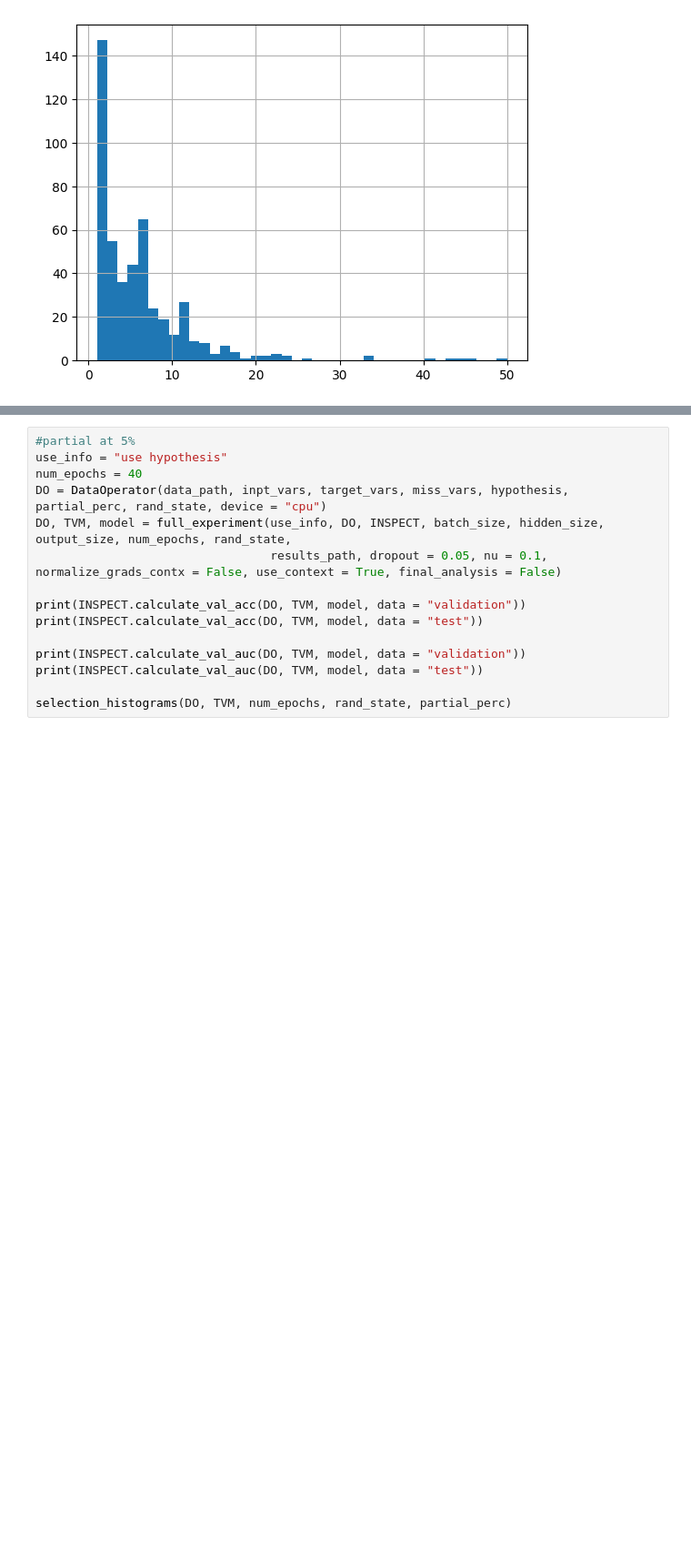
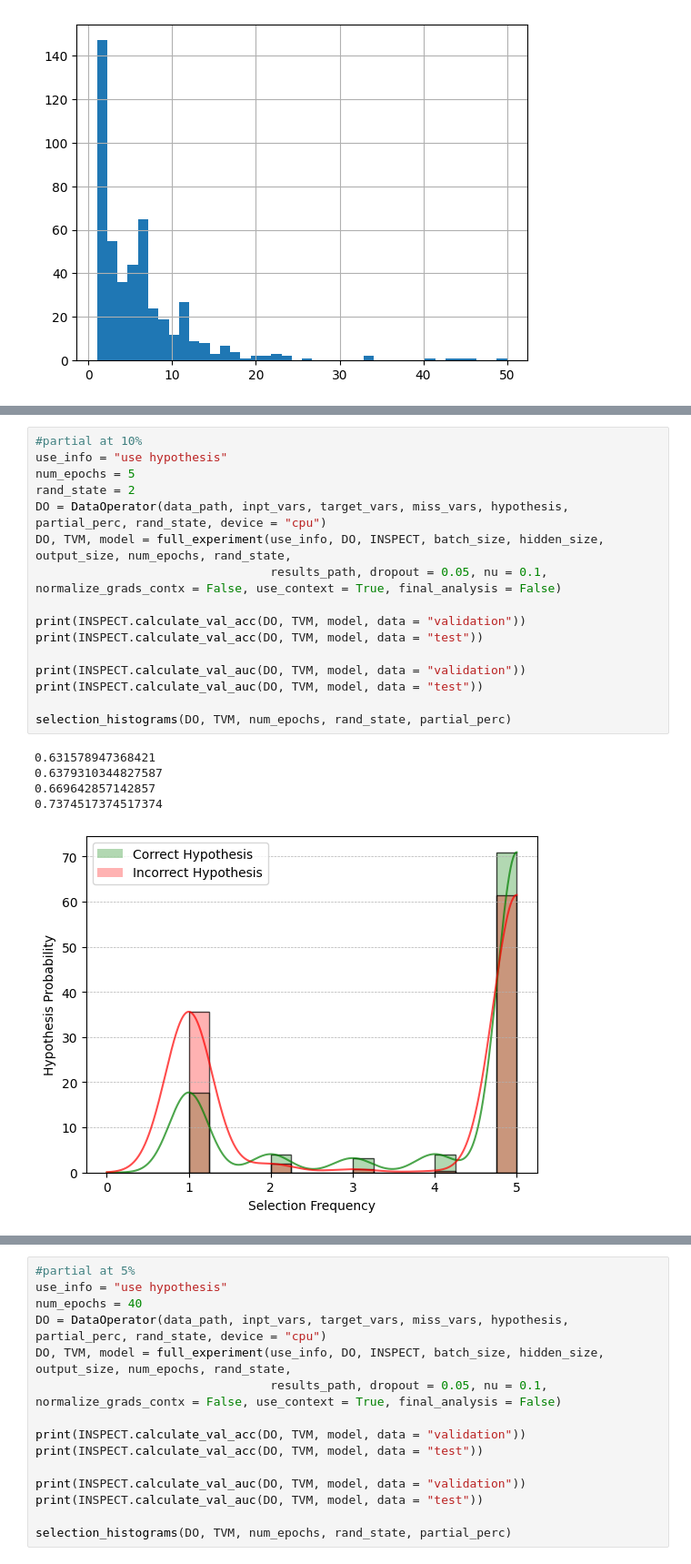
Before and after one commit to PauloNeves-Git/gradient_guided_hypotheses, a Jupyter notebook: notebooks/Blood.ipynb, the cells around one changed output, grey strips where cells are left out. Shown at 91% size. Drawn from its saved outputs; the diff is of its cells as text; blank space fills up the shorter version.

```diff
--- a/notebooks/Blood.ipynb
+++ b/notebooks/Blood.ipynb
@@ -84,0 +209,22 @@ INSPECT = Inspector(results_path, hidden_size)
+# %%
+#partial at 10%
+use_info = "use hypothesis"
+num_epochs = 5
+rand_state = 2
+DO = DataOperator(data_path, inpt_vars, target_vars, miss_vars, hypothesis, partial_perc, rand_state, device = "cpu")
+DO, TVM, model = full_experiment(use_info, DO, INSPECT, batch_size, hidden_size, output_size, num_epochs, rand_state,
+                                 results_path, dropout = 0.05, nu = 0.1, normalize_grads_contx = False, use_context = True, final_analysis = False)
+
+print(INSPECT.calculate_val_acc(DO, TVM, model, data = "validation"))
+print(INSPECT.calculate_val_acc(DO, TVM, model, data = "test"))
+
+print(INSPECT.calculate_val_auc(DO, TVM, model, data = "validation"))
+print(INSPECT.calculate_val_auc(DO, TVM, model, data = "test"))
+
+selection_histograms(DO, TVM, num_epochs, rand_state, partial_perc)
+# %% [output]
+0.631578947368421
+0.6379310344827587
+0.669642857142857
+0.7374517374517374
+[figure, added]
```
Also changed, not shown: parts of 68 cells of this notebook, 5 other files.
